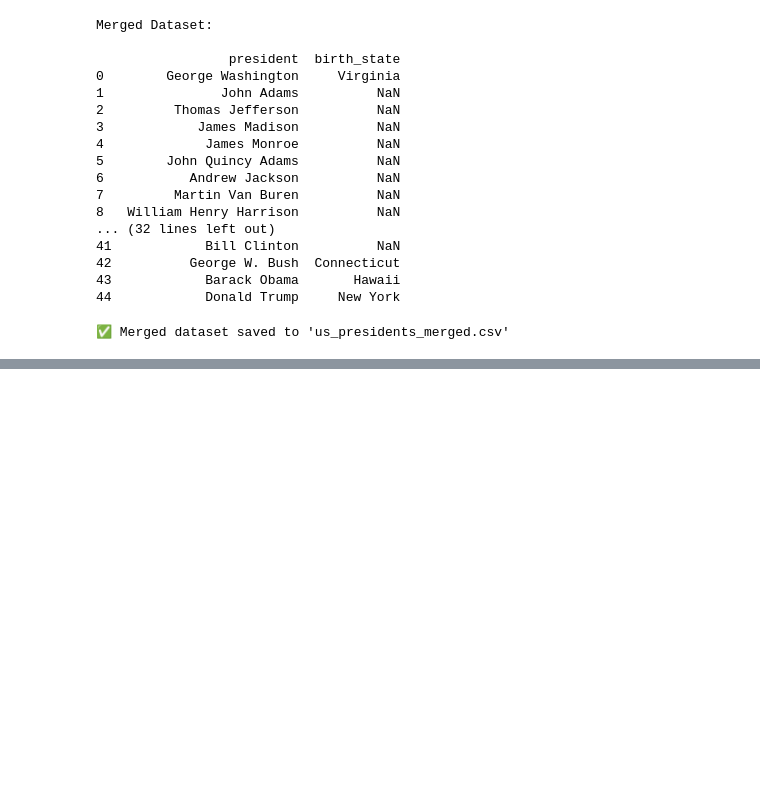
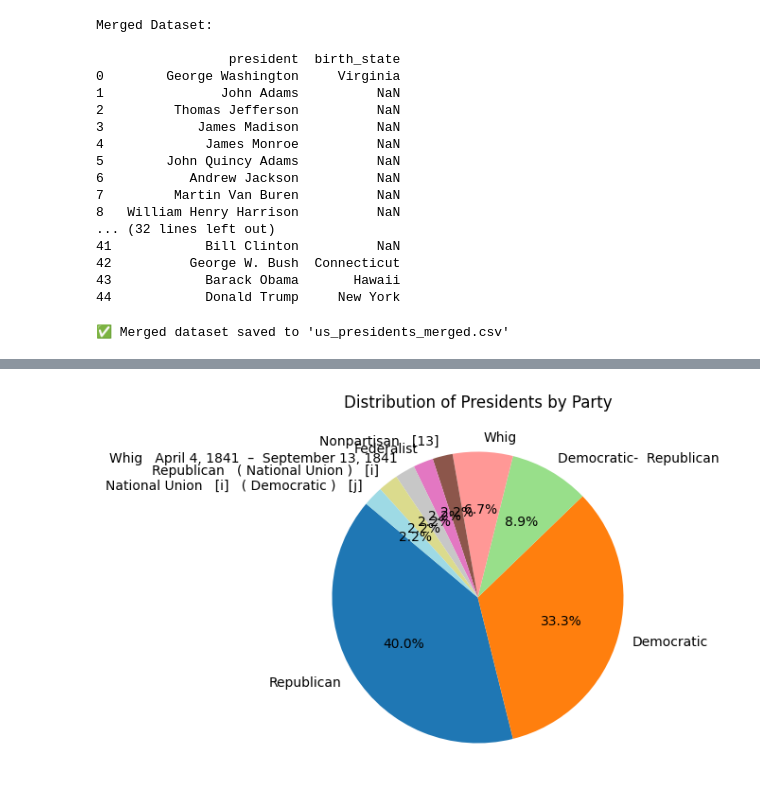
Before and after one commit to Neel7125/PracticePythonLibs, a Jupyter notebook: Pandas/practicePandas.ipynb, the cells around one changed output, grey strips where cells are left out. Saved outputs shown, nothing was run; the diff lists cells and outputs as text; code cells hidden in the pictures; blank space fills up the shorter version.

```diff
--- a/Pandas/practicePandas.ipynb
+++ b/Pandas/practicePandas.ipynb
@@ -595,0 +624,10 @@ print("✅ Merged dataset saved to 'us_presidents_merged.csv'")
+# %%
+# Pie chart: distribution of presidents by party
+
+plt.figure(figsize=(10,5))
+df['party'].value_counts().plot.pie(autopct='%1.1f%%', startangle=140, cmap='tab20')
+plt.ylabel('')
+plt.title('Distribution of Presidents by Party')
+plt.show()
+# %% [output]
+[figure, added]
```
Also changed, not shown: parts of 5 cells of this notebook.
